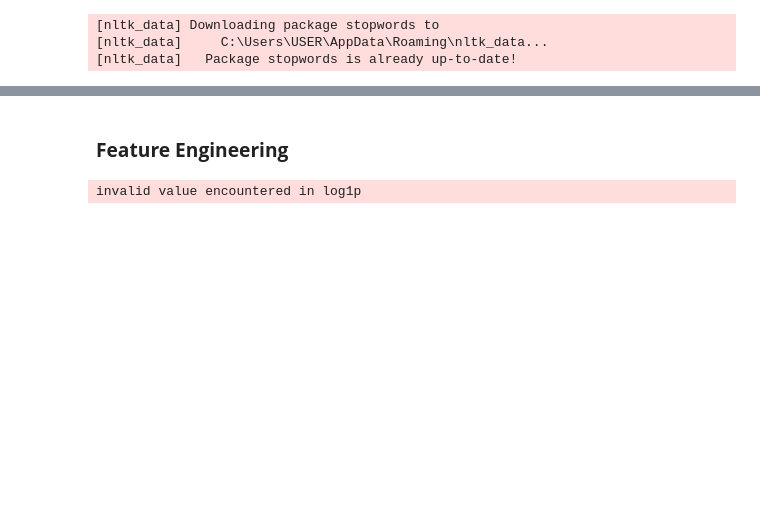
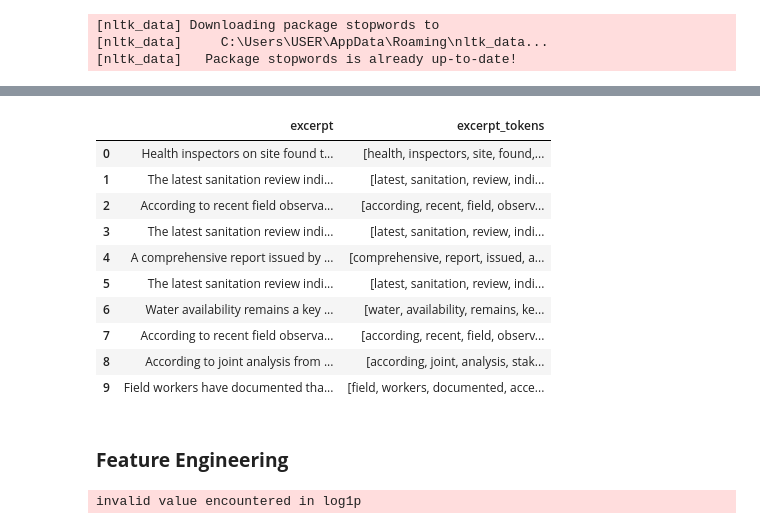
Before and after one commit to lewismwaki/cleanwaterai, a Jupyter notebook: notebooks/Aluoch_nlp.ipynb, the cells around one changed output, grey strips where cells are left out. Drawn from its saved outputs; the diff is of its cells as text; code cells hidden in the pictures; blank space fills up the shorter version.

```diff
--- a/notebooks/Aluoch_nlp.ipynb
+++ b/notebooks/Aluoch_nlp.ipynb
@@ -217,3 +274,12 @@ df['excerpt_clean'] = df['excerpt'].astype(str).apply(clean_text)
 [nltk_data] Downloading package stopwords to
 [nltk_data]     C:\Users\USER\AppData\Roaming\nltk_data...
 [nltk_data]   Package stopwords is already up-to-date!
+# %%
+from nltk.tokenize import RegexpTokenizer
+nltk.download('punkt', download_dir='nltk_data')
+nltk.data.path.append('nltk_data')
+
+
+tokenizer = RegexpTokenizer(r'\w+')
+df['excerpt_tokens'] = df['excerpt'].astype(str).apply(lambda x: tokenizer.tokenize(x.lower()))
+df[['excerpt', 'excerpt_tokens']].head()
@@ -220,3 +295,19 @@ df['excerpt_clean'] = df['excerpt'].astype(str).apply(clean_text)
+# %%
+stop_words = set(stopwords.words('english'))
+df['excerpt_tokens'] = df['excerpt_tokens'].apply(lambda tokens: [word for word in tokens if word.lower() not in stop_words])
+df[['excerpt', 'excerpt_tokens']].head(10)
+# %% [output]
+|  | excerpt | excerpt_tokens |
+| 0 | Health inspectors on site found t... | [health, inspectors, site, found,... |
+| 1 | The latest sanitation review indi... | [latest, sanitation, review, indi... |
+| 2 | According to recent field observa... | [according, recent, field, observ... |
+| 3 | The latest sanitation review indi... | [latest, sanitation, review, indi... |
+| 4 | A comprehensive report issued by ... | [comprehensive, report, issued, a... |
+| 5 | The latest sanitation review indi... | [latest, sanitation, review, indi... |
+| 6 | Water availability remains a key ... | [water, availability, remains, ke... |
+| 7 | According to recent field observa... | [according, recent, field, observ... |
+| 8 | According to joint analysis from ... | [according, joint, analysis, stak... |
+| 9 | Field workers have documented tha... | [field, workers, documented, acce... |
 # %%
 # Feature Scaling for numerical data
 from sklearn.preprocessing import StandardScaler
```
Also changed, not shown: parts of 6 cells of this notebook.
